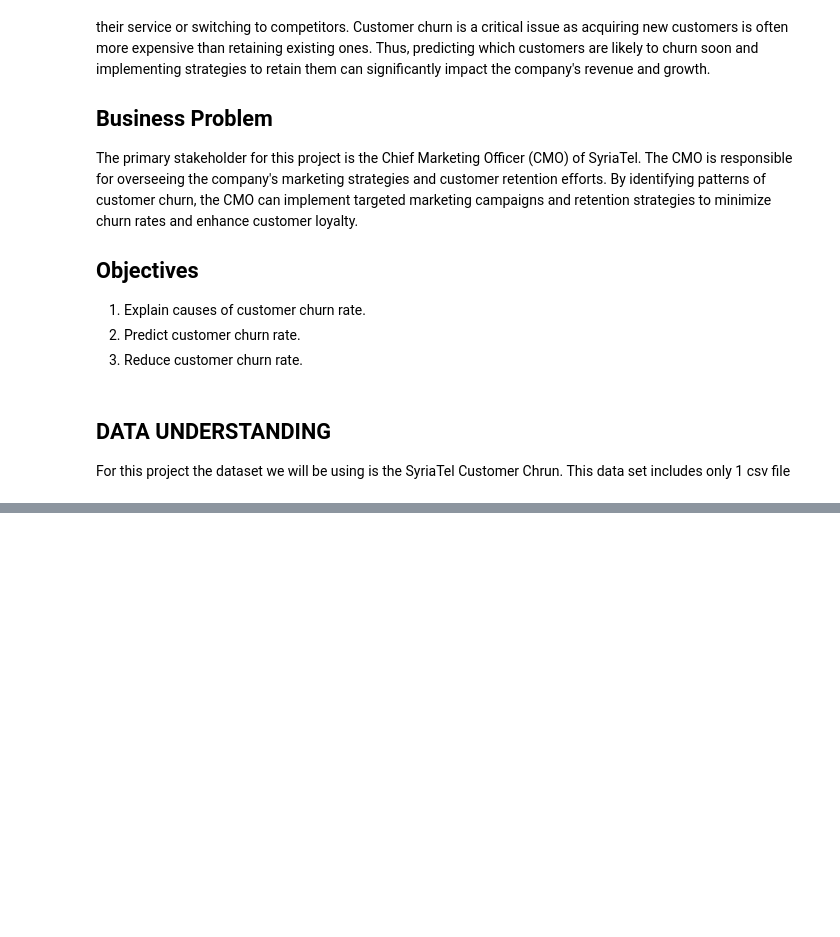
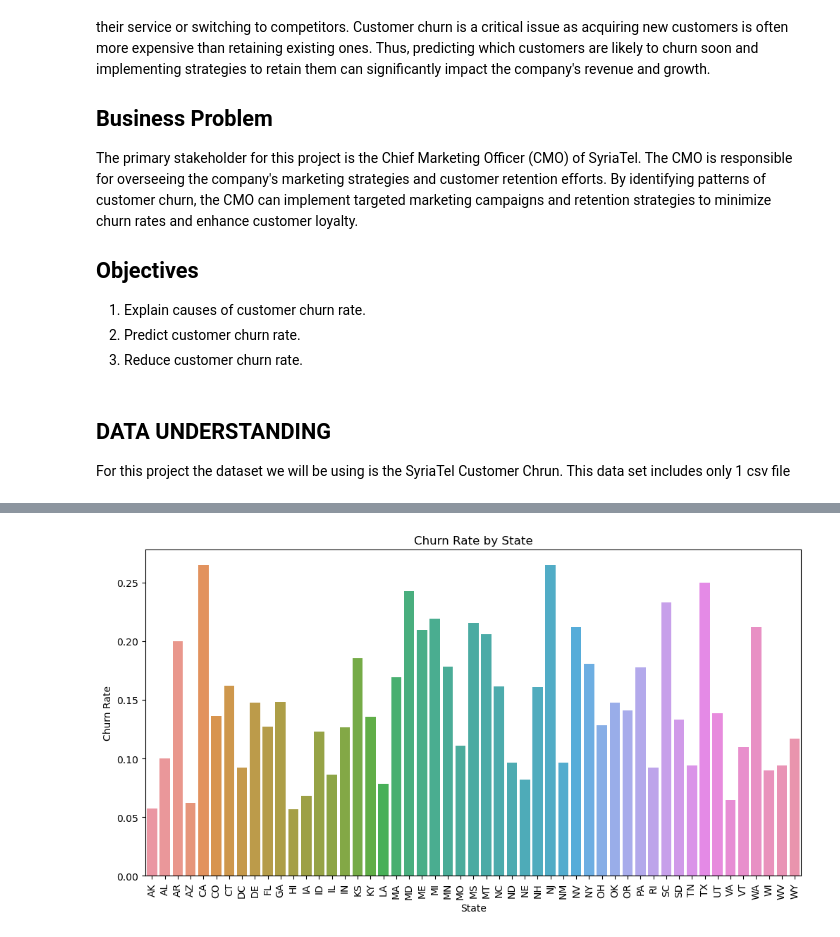
Before and after one commit to William-Itotia/Phase-3-DSC-SYR, a Jupyter notebook: ProjectSyr.ipynb, the cells around one changed output, grey strips where cells are left out. Saved outputs shown, nothing was run; the diff lists cells and outputs as text; code cells hidden in the pictures; blank space fills up the shorter version.

```diff
--- a/ProjectSyr.ipynb
+++ b/ProjectSyr.ipynb
@@ -46,0 +147,11 @@ from datetime import datetime
+# %%
+churn_by_state = df.groupby('state')['churn'].mean().reset_index()
+plt.figure(figsize=(12, 6))
+sns.barplot(x='state', y='churn', data=churn_by_state)
+plt.title('Churn Rate by State')
+plt.xlabel('State')
+plt.ylabel('Churn Rate')
+plt.xticks(rotation=90)
+plt.show()
+# %% [output]
+[figure, added]
```
Also changed, not shown: parts of 12 cells of this notebook.
